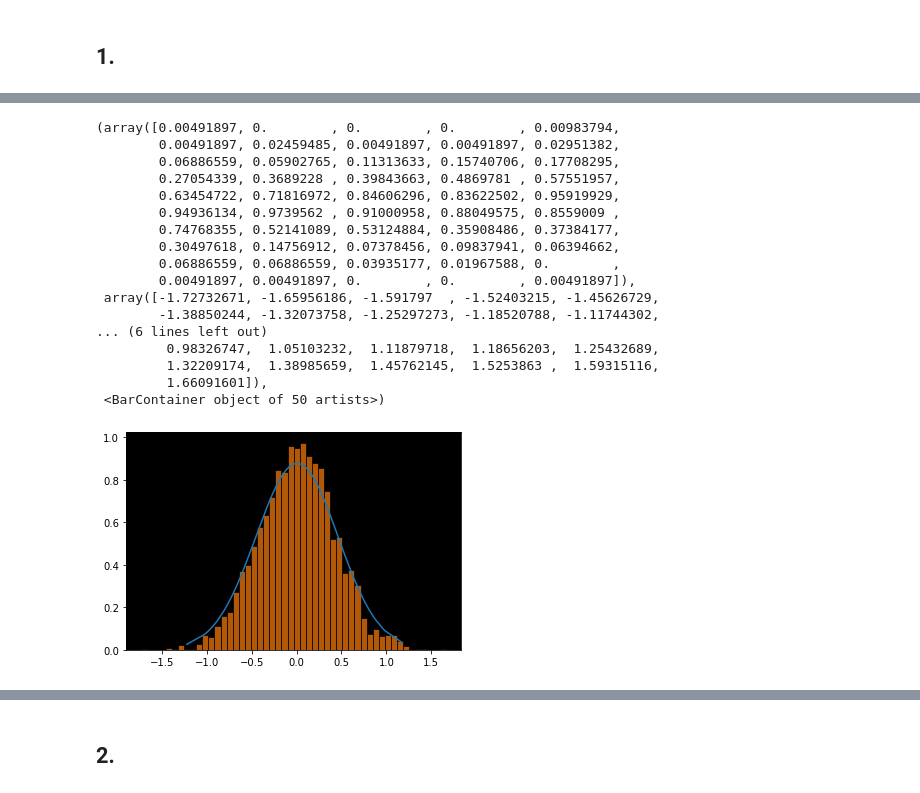
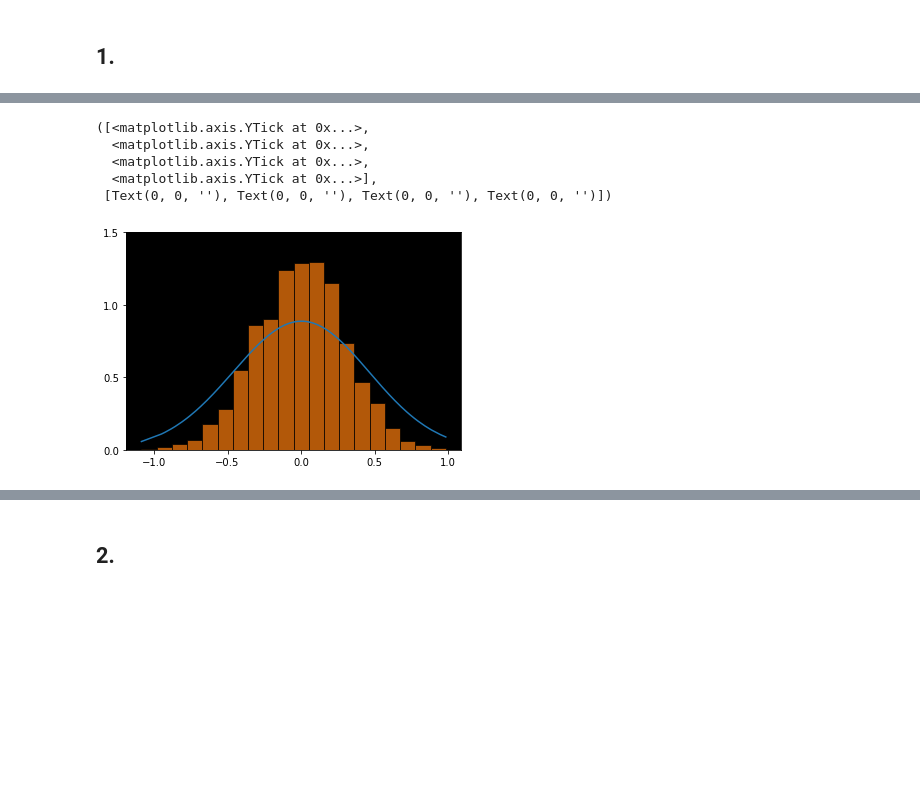
Before and after one commit to maxhoeth/LaboratoryOfComputationalPhysics_Y4, a Jupyter notebook: ex_06_maxhoeth.ipynb, the cells around one changed output, grey strips where cells are left out. Cells and saved outputs as stored; diff of their text form; code cells hidden in the pictures; blank space fills up the shorter version.

```diff
--- a/ex_06_maxhoeth.ipynb
+++ b/ex_06_maxhoeth.ipynb
@@ -39,28 +38,16 @@ for x in gau:
 # %%
 gau_sum = np.sum(gau, axis=0)
 normalize = 1/sc_integrate.trapz(gau_sum, w)
-#normalize2 =
 gau_sum = gau_sum * normalize
 plt.plot(w, gau_sum)
-plt.hist(w * np.sqrt(2), bins=50, alpha=0.7, density=True, edgecolor='black')
+plt.hist(w, bins=20, alpha=0.7, density=True, edgecolor='black')
+plt.yticks(np.arange(0, 2, 0.5))
 # %% [output]
-(array([0.00491897, 0.        , 0.        , 0.        , 0.00983794,
-        0.00491897, 0.02459485, 0.00491897, 0.00491897, 0.02951382,
-        0.06886559, 0.05902765, 0.11313633, 0.15740706, 0.17708295,
-        0.27054339, 0.3689228 , 0.39843663, 0.4869781 , 0.57551957,
-        0.63454722, 0.71816972, 0.84606296, 0.83622502, 0.95919929,
-        0.94936134, 0.9739562 , 0.91000958, 0.88049575, 0.8559009 ,
-        0.74768355, 0.52141089, 0.53124884, 0.35908486, 0.37384177,
-        0.30497618, 0.14756912, 0.07378456, 0.09837941, 0.06394662,
-        0.06886559, 0.06886559, 0.03935177, 0.01967588, 0.        ,
-        0.00491897, 0.00491897, 0.        , 0.        , 0.00491897]),
- array([-1.72732671, -1.65956186, -1.591797  , -1.52403215, -1.45626729,
-        -1.38850244, -1.32073758, -1.25297273, -1.18520788, -1.11744302,
-... (6 lines left out)
-         0.98326747,  1.05103232,  1.11879718,  1.18656203,  1.25432689,
-         1.32209174,  1.38985659,  1.45762145,  1.5253863 ,  1.59315116,
-         1.66091601]),
- <BarContainer object of 50 artists>)
+([<matplotlib.axis.YTick at 0x...>,
+  <matplotlib.axis.YTick at 0x...>,
+  <matplotlib.axis.YTick at 0x...>,
+  <matplotlib.axis.YTick at 0x...>],
+ [Text(0, 0, ''), Text(0, 0, ''), Text(0, 0, ''), Text(0, 0, '')])
-[figure, old version]
+[figure, new version]
 # %%
 print(sc_integrate.trapz(gau_sum, w))
```
Also changed, not shown: parts of 19 cells of this notebook.
